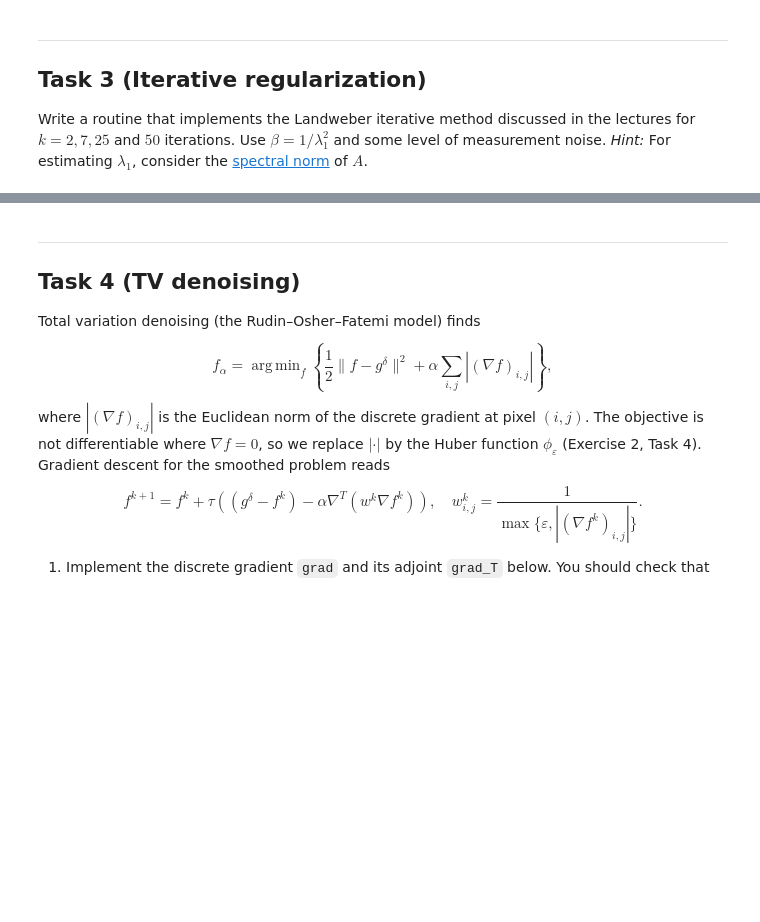
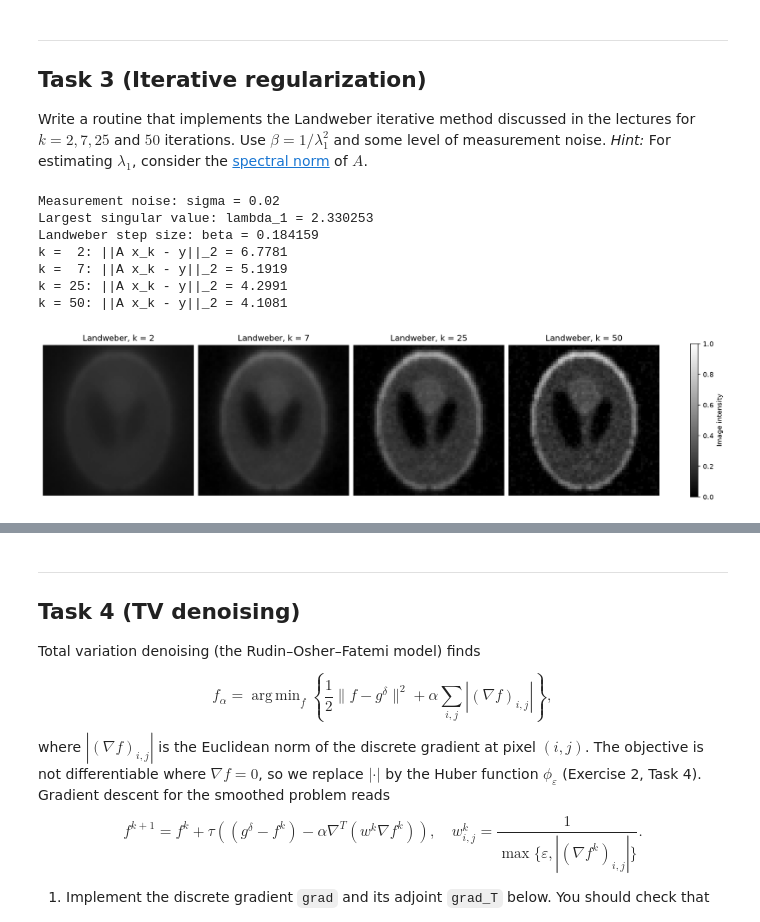
Before and after one commit to AdrianKhalatbari/Inverse_Problems_Exercises, a Jupyter notebook: 4_Nonlinear_IPs/Exercise03_Khalatbari_Mohammad.ipynb, the cells around one changed output, grey strips where cells are left out. Drawn from its saved outputs; the diff is of its cells as text; code cells hidden in the pictures; blank space fills up the shorter version.

Commit message:
Task-3

```diff
--- a/4_Nonlinear_IPs/Exercise03_Khalatbari_Mohammad.ipynb
+++ b/4_Nonlinear_IPs/Exercise03_Khalatbari_Mohammad.ipynb
@@ -265,3 +265,54 @@ alpha   ||Ax-y||_2   ||x||_2   normal-equation error   iterations   stop code
 ___
 ## Task 3 (Iterative regularization)
 Write a routine that implements the Landweber iterative method discussed in the lectures for $k = 2,7,25$ and $50$ iterations. Use $\beta = 1 / {\lambda^2_1}$ and some level of measurement noise. _Hint:_ For estimating $\lambda_1$, consider the [spectral norm](https://en.wikipedia.org/wiki/Matrix_norm#Spectral_norm_(p_=_2)) of $A$.
+# %%
+from scipy.sparse.linalg import svds
+
+# Step 1: Estimate the spectral norm of the sparse forward matrix
+lambda_1 = svds(
+    A, k=1, which="LM", return_singular_vectors=False,
+    rng=np.random.default_rng(44),
+)[0]
+beta = 1.0 / lambda_1**2
+
+# Step 2: Apply Landweber iteration to Task 2's noisy data (sigma = 0.02)
+def landweber(A, data, step_size, checkpoints):
+    """Return selected iterates of x <- x + step_size A.T (data - A x)."""
+    x = np.zeros(A.shape[1])
+    saved = {}
+    for k in range(1, max(checkpoints) + 1):
+        x += step_size * (A.T @ (data - A @ x))
+        if k in checkpoints:
+            saved[k] = x.copy()
+    return saved
+
+iterations = (2, 7, 25, 50)
+landweber_reconstructions = landweber(A, y, beta, iterations)
+
+# Step 3: Check the requested iteration counts and report data residuals.
+print(f"Measurement noise: sigma = {sigma_tikhonov:.2f}")
+print(f"Largest singular value: lambda_1 = {lambda_1:.6f}")
+print(f"Landweber step size: beta = {beta:.6f}")
+for k in iterations:
+    x_k = landweber_reconstructions[k]
+    residual = np.linalg.norm(A @ x_k - y)
+    print(f"k = {k:2d}: ||A x_k - y||_2 = {residual:.4f}")
+
+# Step 4: Show all four reconstructions on a common grayscale scale
+fig, axes = plt.subplots(1, 4, figsize=(14, 4), constrained_layout=True)
+for ax, k in zip(axes, iterations):
+    image = landweber_reconstructions[k].reshape((N, N))
+    im = ax.imshow(image, cmap="gray", vmin=0, vmax=1)
+    ax.set_title(f"Landweber, k = {k}")
+    ax.axis("off")
+fig.colorbar(im, ax=axes, shrink=0.8, label="Image intensity")
+plt.show()
+# %% [output]
+Measurement noise: sigma = 0.02
+Largest singular value: lambda_1 = 2.330253
+Landweber step size: beta = 0.184159
+k =  2: ||A x_k - y||_2 = 6.7781
+k =  7: ||A x_k - y||_2 = 5.1919
+k = 25: ||A x_k - y||_2 = 4.2991
+k = 50: ||A x_k - y||_2 = 4.1081
+[figure, added]
```
Also changed, not shown: parts of 1 cell of this notebook.
